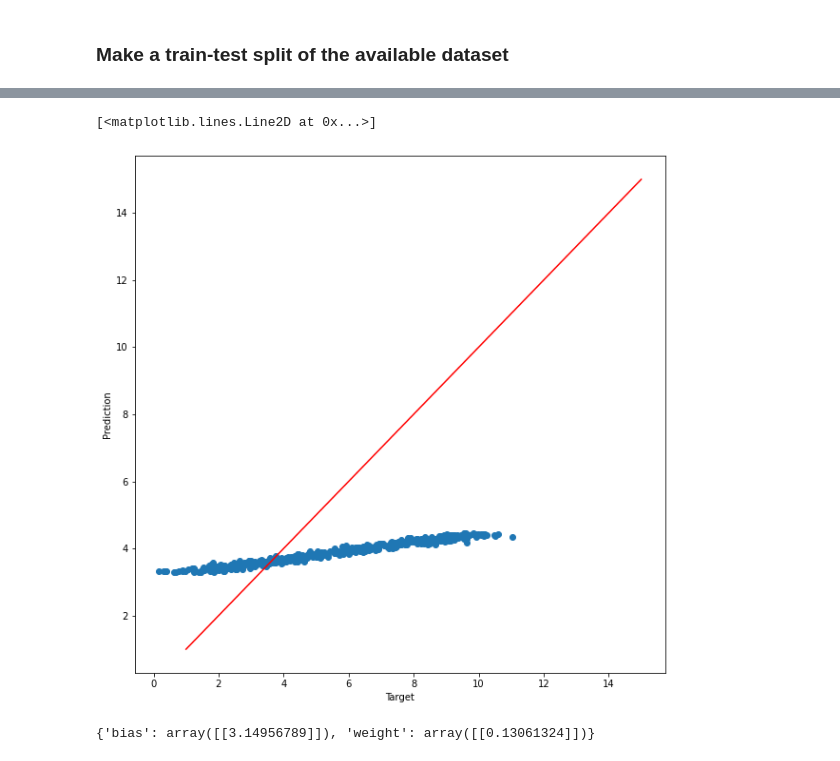
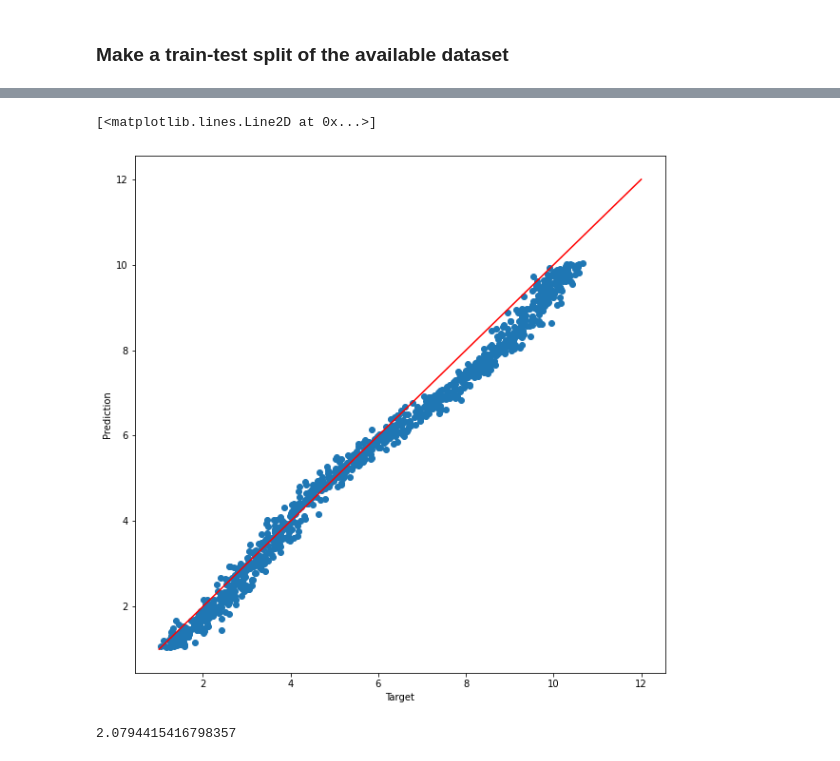
Before and after one commit to WeizmannML/course2020, a Jupyter notebook: Tutorial1/Linear_Regression_Example.ipynb, the cells around one changed output, grey strips where cells are left out. Saved outputs shown, nothing was run; the diff lists cells and outputs as text; code cells hidden in the pictures.

```diff
--- a/Tutorial1/Linear_Regression_Example.ipynb
+++ b/Tutorial1/Linear_Regression_Example.ipynb
@@ -49,19 +62,20 @@ tolerance = 1e-5
+# %%
+tolerance = 1e-7 # numerical value to check if the gradient vanishes
 # %%
 class LinearRegression():
-    def __init__(self, X, y, lr=0.001, n_iter=1500):
+    def __init__(self, X, y, lr=0.001):
 
         self.lr = lr
-        self.n_iter = n_iter
         self.n_samples = len(y)
         self.n_features = X.shape[1]
         self.X = X
         self.y = y
-        self.W = np.random.rand( self.n_features ,1 )
-        self.b = np.random.rand( 1,1 )
+        self.W = np.ones( (self.n_features ,1) )
+        self.b = np.zeros( (1,1) )
 
-    def fit(self):
+    def fit(self, n_iter=1500):
 
-          for i in range(self.n_iter):
+          for i in range(n_iter):
 
               y_pred = ( self.X ).dot( self.W)  + self.b
 
@@ -71,7 +85,7 @@ class LinearRegression():
 
               grad_bias = np.mean(y_pred- self.y)
 
-              if( abs( np.sum(grad_weight) ) < tolerance and abs(grad_bais) < tolerance ) : break
+              if( abs( np.sum(grad_weight) ) < tolerance and abs(grad_bias) < tolerance ) : break
 
               self.w = self.W - self.lr * grad_weight.T
               self.b = self.b - self.lr * grad_bias
@@ -83,19 +97,19 @@ class LinearRegression():
 
          return y_pred
 
-    # def params(self) :
+    def params(self) :
 
-    #      weight_dict = {}
-    #      weight_dict['weight'] = self.W
-    #      weight_dict['bias'] = self.b
+         weight_dict = {}
+         weight_dict['weight'] = self.W
+         weight_dict['bias'] = self.b
 
-    #      return weight_dict
+         return weight_dict
 # %%
 #del learn
 # %%
-learn = LinearRegression(X_train, y_train, n_iter=1000)
+learn = LinearRegression(X_train, y_train, lr=1e-4)
 # %%
-learn.fit()
+learn.fit(n_iter=1000)
 # %%
 y_pred = learn.predict( X_test)
 # %%
@@ -105,13 +119,13 @@ y_pred.shape, y_test.shape
 # %%
 plt.scatter( y_test.flatten(), y_pred.flatten()  )
 plt.xlabel('Target')
 plt.ylabel('Prediction')
 
-plt.plot( np.linspace(1,15, 1000), np.linspace(1,15, 1000), color='r', linewidth=1.5 )
+plt.plot( np.linspace(1,12, 1000), np.linspace(1,12, 1000), color='r', linewidth=1.5 )
 # %% [output]
 [<matplotlib.lines.Line2D at 0x...>]
-[figure, old version]
+[figure, new version]
-# %%
-learn.params()
-# %% [output]
-{'bias': array([[3.14956789]]), 'weight': array([[0.13061324]])}
+# %%
+np.log(8)
+# %% [output]
+2.0794415416798357
```
Also changed, not shown: parts of 10 cells of this notebook.
